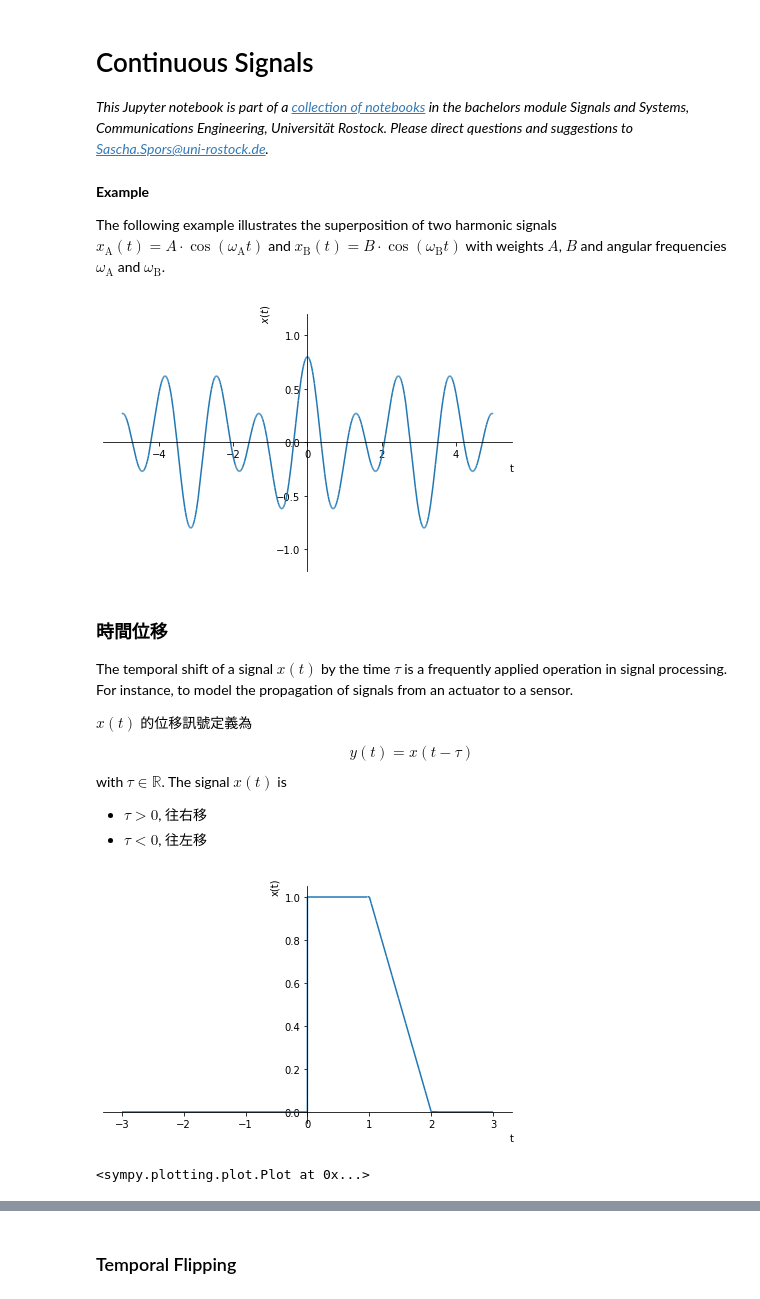
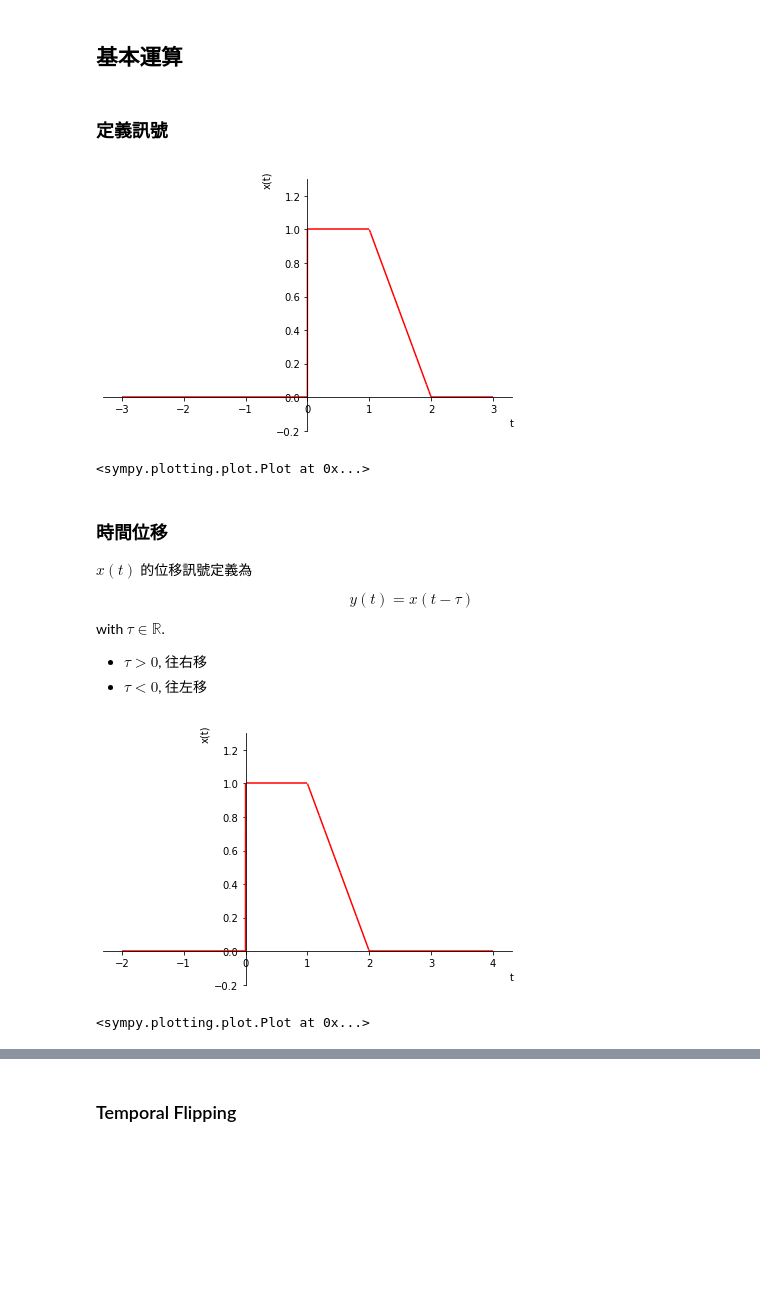
Before and after one commit to luckguy/SS2022, a Jupyter notebook: SS01.ipynb, the cells around one changed output, grey strips where cells are left out. Drawn from its saved outputs; the diff is of its cells as text; code cells hidden in the pictures; blank space fills up the shorter version.

```diff
--- a/SS01.ipynb
+++ b/SS01.ipynb
@@ -17,45 +3,34 @@ with the complex weights $A, B \in \mathbb{C}$.
-# %% [markdown]
-# Continuous Signals
-
-*This Jupyter notebook is part of a [collection of notebooks](../index.ipynb) in the bachelors module Signals and Systems, Communications Engineering, Universität Rostock. Please direct questions and suggestions to [Sascha.Spors@uni-rostock.de](mailto:Sascha.Spors@uni-rostock.de).*
-# %% [markdown]
-**Example**
-
-The following example illustrates the superposition of two harmonic signals $x_\text{A}(t) = A \cdot \cos(\omega_\text{A} t)$ and  $x_\text{B}(t) = B \cdot \cos(\omega_\text{B} t)$ with weights $A$, $B$ and angular frequencies $\omega_\text{A}$ and $\omega_\text{B}$.
+# %% [markdown]
+## 基本運算
+# %% [markdown]
+### 定義訊號
 # %%
 import sympy as sym
 sym.init_printing()
-
-t = sym.symbols('t', real=True)
-
-A = .3
-omA = 3
-B = .5
-omB = 5
-
-x = A*sym.cos(omA*t) + B*sym.cos(omB*t)
-
-sym.plot(x, (t, -5, 5), ylim=[-1.2, 1.2], ylabel=r'$x(t)$');
+t=sym.symbols('t',real=True)
+x=(t-1)*(sym.Heaviside(t-2)-sym.Heaviside(t-1))+sym.Heaviside(t)-sym.Heaviside(t-2)
+sym.plot(x,(t,-3,3),ylim=[-0.2,1.3],ylabel='x(t)',line_color='red')
 # %% [output]
-[figure, old version]
+[figure, new version]
+<sympy.plotting.plot.Plot at 0x...>
 # %% [markdown]
 ### 時間位移
 
-The temporal shift of a signal $x(t)$ by the time $\tau$ is a frequently applied operation in signal processing. For instance, to model the propagation of signals from an actuator to a sensor.
+
 
 $x(t)$ 的位移訊號定義為
 
 \begin{equation}
 y(t) = x(t-\tau)
 \end{equation}
-with $\tau \in \mathbb{R}$. The signal $x(t)$ is
+with $\tau \in \mathbb{R}$.
 
 * $\tau > 0$, 往右移
 * $\tau < 0$, 往左移
 # %%
 x=(t-1)*(sym.Heaviside(t-2)-sym.Heaviside(t-1))+sym.Heaviside(t)-sym.Heaviside(t-2)
-sym.plot(x,(t,-3,3),ylabel='x(t)')
+sym.plot(x,(t,-2,4),ylim=[-0.2,1.3],ylabel='x(t)',line_color='red')
 # %% [output]
-[figure, old version]
+[figure, new version]
 <sympy.plotting.plot.Plot at 0x...>
 # %% [markdown]
```
Also changed, not shown: parts of 12 cells of this notebook.
